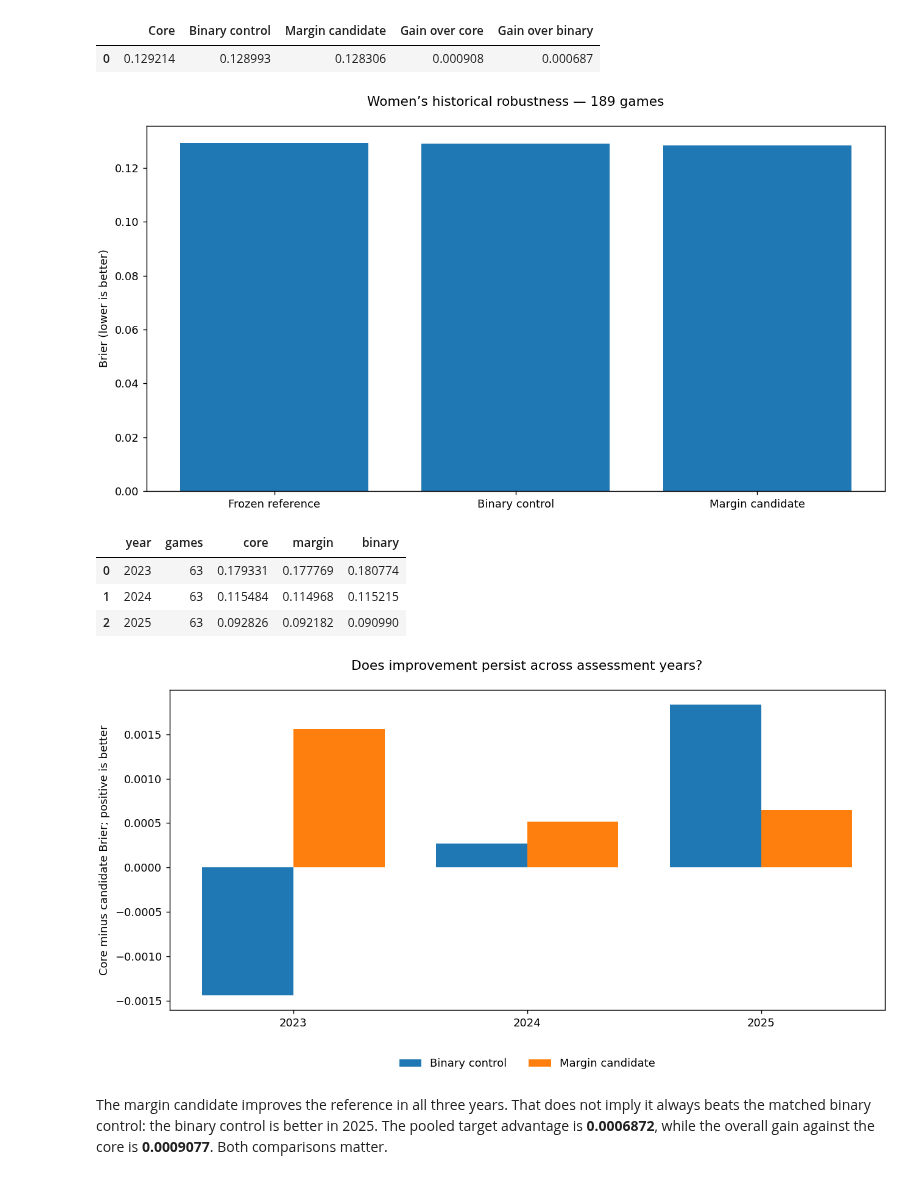
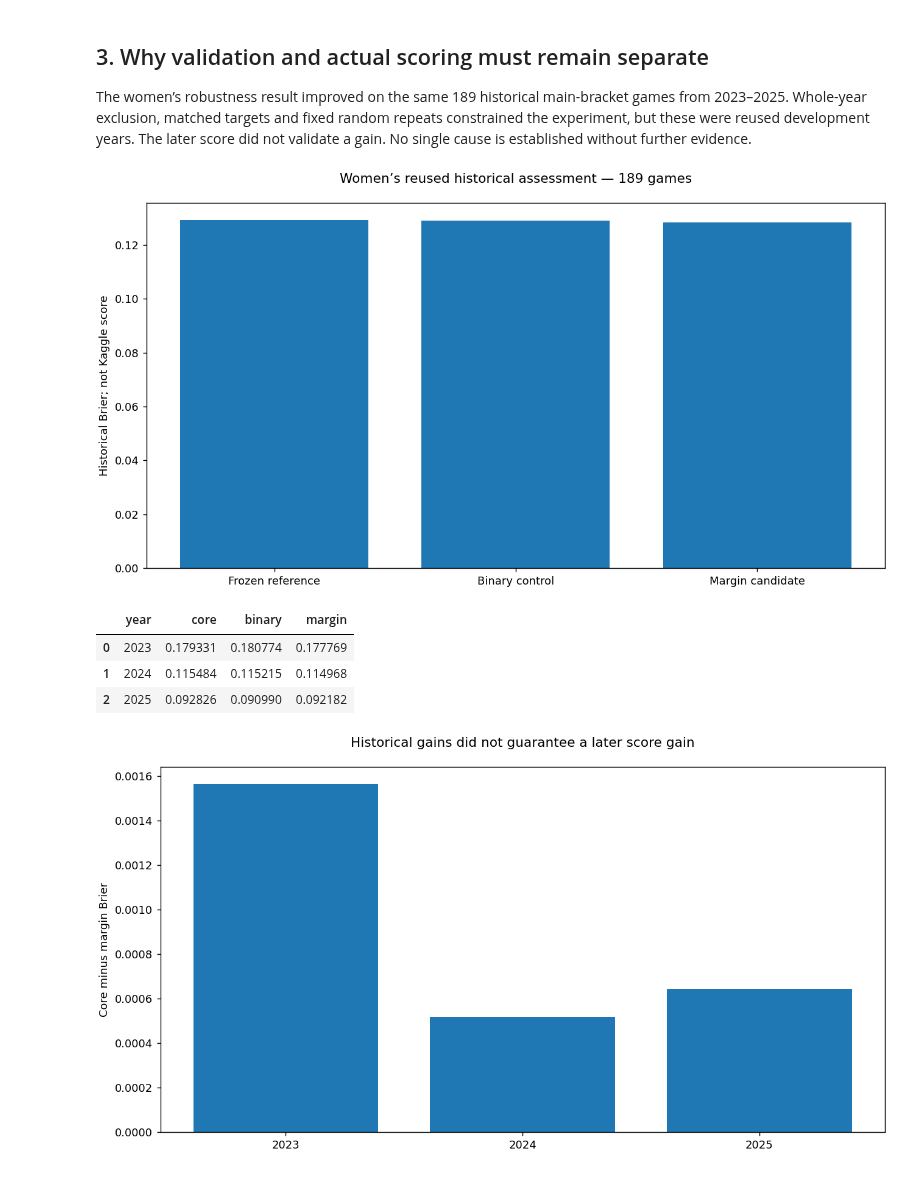
Before and after one commit to alvaromendizabal/march-machine-learning-mania-2026, a Jupyter notebook: portfolio/current_research.ipynb, the cells around one changed output. Saved outputs shown, nothing was run; the diff lists cells and outputs as text; code cells hidden in the pictures.

Commit message:
Publish verified release-decision report and figures

```diff
--- a/portfolio/current_research.ipynb
+++ b/portfolio/current_research.ipynb
@@ -6,15 +6,12 @@ This notebook presents approved aggregate evidence. It does not contain or invok
 # %%
 from pathlib import Path
 import sys
-root = Path.cwd()
-if not (root / 'portfolio').is_dir():
-    root = root.parent
-sys.path.insert(0, str(root / 'portfolio'))
-from current_research import load, chart
+root=Path.cwd()
+if not (root/'portfolio').is_dir(): root=root.parent
+sys.path.insert(0,str(root/'portfolio'))
+from current_research import load,chart
 import pandas as pd
 from IPython.display import display
-e = load()
-s = e['scored']
-w = e['women']
-display(pd.DataFrame([{'Evidence': 'Scored late release', 'Brier': s['incumbent'], 'Setting': s['setting']}, {'Evidence': 'Women research candidate', 'Brier': w['margin'], 'Setting': w['setting']}]))
+d=load();s=d['scored'];w=d['women_historical']
+display(pd.DataFrame([{'Release':'Retained champion','Brier':s['champion'],'Status':'Scored'}, {'Release':'Women extension','Brier':s['women_candidate'],'Status':'Scored; rejected'}]))
 # %% [output]
@@ -47,20 +40,18 @@ The same historical 2023–2025 games compare a frozen reference, a matched win/
+# %% [markdown]
+## 3. Why validation and actual scoring must remain separate
+The women’s robustness result improved on the same 189 historical main-bracket games from 2023–2025. Whole-year exclusion, matched targets and fixed random repeats constrained the experiment, but these were reused development years. The later score did not validate a gain. No single cause is established without further evidence.
 # %%
-display(pd.DataFrame([{'Core': w['core'], 'Binary control': w['binary'], 'Margin candidate': w['margin'], 'Gain over core': w['core']-w['margin'], 'Gain over binary': w['binary']-w['margin']}]))
-chart('women_robustness', 'Women’s historical robustness — 189 games', ['Frozen reference', 'Binary control', 'Margin candidate'], {'Brier': [w['core'],w['binary'],w['margin']]}, 'Brier (lower is better)')
+chart('women_historical','Women’s reused historical assessment — 189 games',['Frozen reference','Binary control','Margin candidate'],{'Brier':[w['core'],w['binary'],w['margin']]},'Historical Brier; not Kaggle score')
 # %% [output]
-|  | Core | Binary control | Margin candidate | Gain over core | Gain over binary |
-| 0 | 0.129214 | 0.128993 | 0.128306 | 0.000908 | 0.000687 |
-[figure, old version]
+[figure, new version]
 # %%
-years = pd.DataFrame(w['years'])
+years=pd.DataFrame(w['years'])
 display(years)
-chart('women_robustness_years', 'Does improvement persist across assessment years?', years.year.tolist(), {'Binary control': (years.core-years.binary).tolist(), 'Margin candidate': (years.core-years.margin).tolist()}, 'Core minus candidate Brier; positive is better')
+chart('women_years','Historical gains did not guarantee a later score gain',years.year.tolist(),{'Gain vs reference':(years.core-years.margin).tolist()},'Core minus margin Brier')
 # %% [output]
-|  | year | games | core | margin | binary |
-| 0 | 2023 | 63 | 0.179331 | 0.177769 | 0.180774 |
-| 1 | 2024 | 63 | 0.115484 | 0.114968 | 0.115215 |
-| 2 | 2025 | 63 | 0.092826 | 0.092182 | 0.090990 |
+|  | year | core | binary | margin |
+| 0 | 2023 | 0.179331 | 0.180774 | 0.177769 |
+| 1 | 2024 | 0.115484 | 0.115215 | 0.114968 |
+| 2 | 2025 | 0.092826 | 0.090990 | 0.092182 |
-[figure, old version]
+[figure, new version]
-# %% [markdown]
-The margin candidate improves the reference in all three years. That does not imply it always beats the matched binary control: the binary control is better in 2025. The pooled target advantage is **0.0006872**, while the overall gain against the core is **0.0009077**. Both comparisons matter.
 # %%
```
Also changed, not shown: parts of 22 cells of this notebook, 7 other files.
